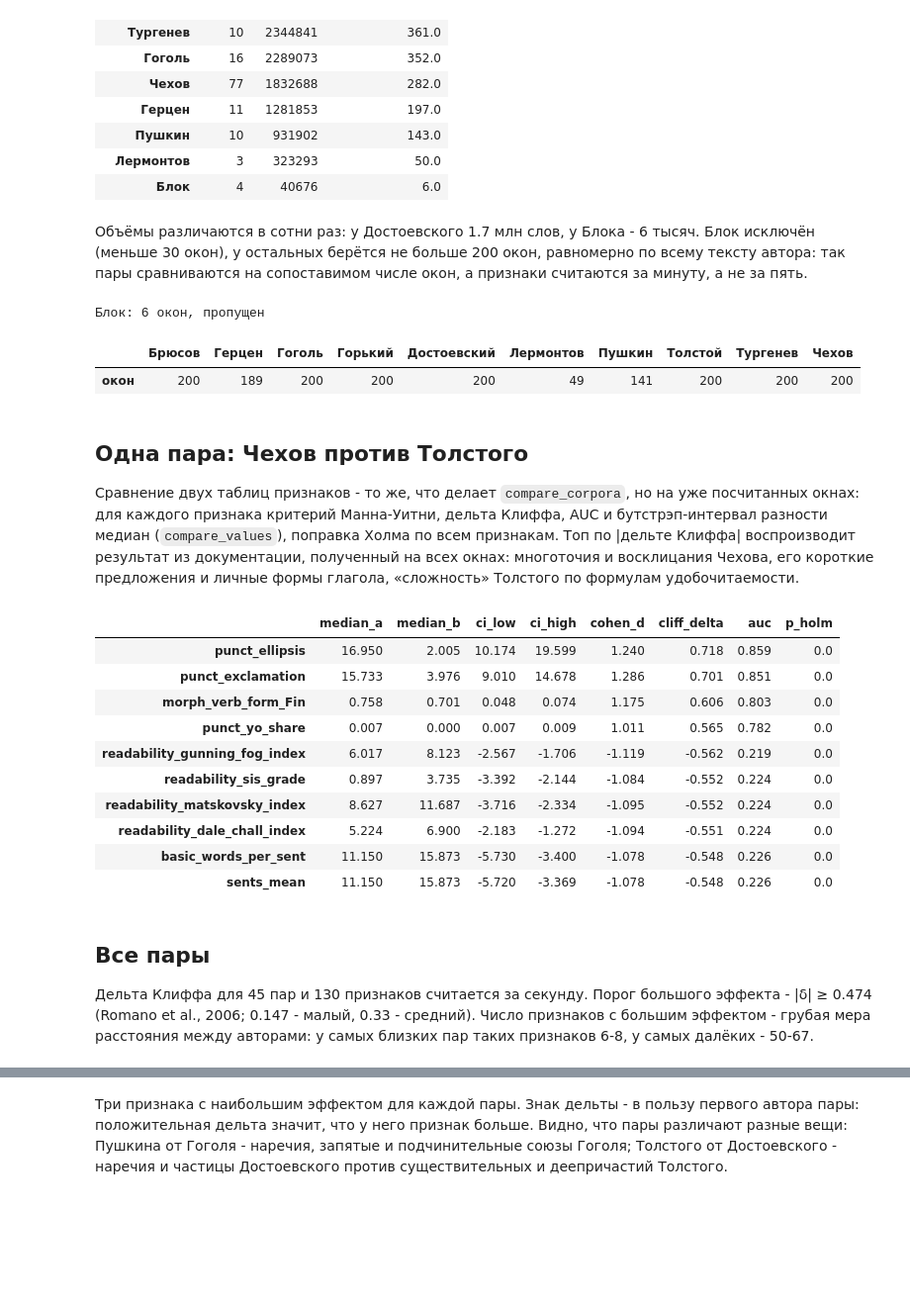
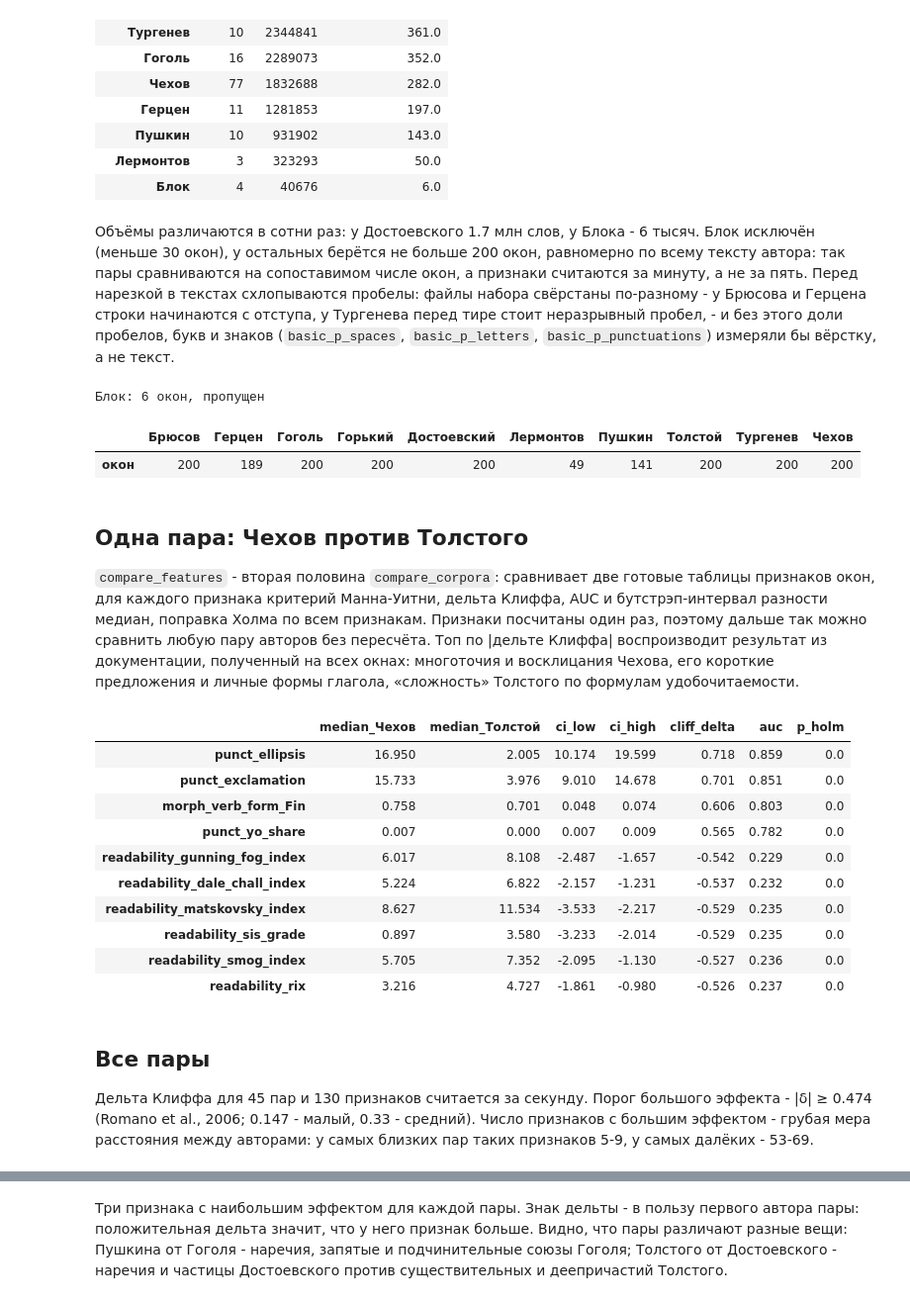
Before and after one commit to SergeyShk/ruTS, a Jupyter notebook: examples/03_prose_authors.ipynb, the cells around one changed output, grey strips where cells are left out. Shown at 99% size. Saved outputs shown, nothing was run; the diff lists cells and outputs as text; code cells hidden in the pictures; blank space fills up the shorter version.

```diff
--- a/examples/03_prose_authors.ipynb
+++ b/examples/03_prose_authors.ipynb
@@ -47,8 +47,10 @@ overview.sort_values("chars", ascending=False)
 | Лермонтов | 3 | 323293 | 50.0 |
 | Блок | 4 | 40676 | 6.0 |
 # %% [markdown]
-Объёмы различаются в сотни раз: у Достоевского 1.7 млн слов, у Блока - 6 тысяч. Блок исключён (меньше 30 окон), у остальных берётся не больше 200 окон, равномерно по всему тексту автора: так пары сравниваются на сопоставимом числе окон, а признаки считаются за минуту, а не за пять.
+Объёмы различаются в сотни раз: у Достоевского 1.7 млн слов, у Блока - 6 тысяч. Блок исключён (меньше 30 окон), у остальных берётся не больше 200 окон, равномерно по всему тексту автора: так пары сравниваются на сопоставимом числе окон, а признаки считаются за минуту, а не за пять. Перед нарезкой в текстах схлопываются пробелы: файлы набора свёрстаны по-разному - у Брюсова и Герцена строки начинаются с отступа, у Тургенева перед тире стоит неразрывный пробел, - и без этого доли пробелов, букв и знаков (`basic_p_spaces`, `basic_p_letters`, `basic_p_punctuations`) измеряли бы вёрстку, а не текст.
 # %%
+import re
+
 import numpy as np
 
 from ruts.corpus import split_windows, text_features
@@ -57,12 +59,18 @@ WINDOW = 1000
 MAX_WINDOWS = 200
 MIN_WINDOWS = 30
 
+
+def normalize_spaces(text: str) -> str:
+    """Схлопывание отступов, двойных и неразрывных пробелов, переводы строк остаются"""
+    return re.sub(r"[^\S\n]+", " ", re.sub(r"\s*\n\s*", "\n", text))
+
+
 windows: dict[str, list[str]] = {}
 for author in sorted(overview.index):
     author_windows = [
         window
         for text in rl.get_texts(genre="prose", author=author)
-        for window in split_windows(text, WINDOW)
+        for window in split_windows(normalize_spaces(text), WINDOW)
     ]
     if len(author_windows) < MIN_WINDOWS:
         print(f"{author}: {len(author_windows)} окон, пропущен")
@@ -85,45 +93,31 @@ pd.Series({author: len(table) for author, table in features.items()}, name="ок
 # %% [markdown]
 ## Одна пара: Чехов против Толстого
 
-Сравнение двух таблиц признаков - то же, что делает `compare_corpora`, но на уже посчитанных окнах: для каждого признака критерий Манна-Уитни, дельта Клиффа, AUC и бутстрэп-интервал разности медиан (`compare_values`), поправка Холма по всем признакам. Топ по |дельте Клиффа| воспроизводит результат из документации, полученный на всех окнах: многоточия и восклицания Чехова, его короткие предложения и личные формы глагола, «сложность» Толстого по формулам удобочитаемости.
+`compare_features` - вторая половина `compare_corpora`: сравнивает две готовые таблицы признаков окон, для каждого признака критерий Манна-Уитни, дельта Клиффа, AUC и бутстрэп-интервал разности медиан, поправка Холма по всем признакам. Признаки посчитаны один раз, поэтому дальше так можно сравнить любую пару авторов без пересчёта. Топ по |дельте Клиффа| воспроизводит результат из документации, полученный на всех окнах: многоточия и восклицания Чехова, его короткие предложения и личные формы глагола, «сложность» Толстого по формулам удобочитаемости.
 # %%
-from ruts.corpus.compare import COMPARISON_COLUMNS, compare_values, holm_correction
+from ruts.corpus import compare_features
 
-
-def compare_tables(table_a: pd.DataFrame, table_b: pd.DataFrame, seed: int = 0) -> pd.DataFrame:
-    """Сравнение признаков двух корпусов по таблицам окон, как compare_corpora"""
-    rng = np.random.default_rng(seed)
-    rows = {}
-    for name in table_a.columns:
-        values_a = table_a[name].to_numpy()
-        values_b = table_b[name].to_numpy()
-        rows[name] = compare_values(
-            values_a[np.isfinite(values_a)], values_b[np.isfinite(values_b)], rng=rng
-        )
-    result = pd.DataFrame.from_dict(rows, orient="index", columns=list(COMPARISON_COLUMNS))
-    result["p_holm"] = holm_correction(result["p_value"].to_numpy())
-    return result.iloc[(-result["cliff_delta"].abs()).fillna(np.inf).argsort(kind="stable")]
-
-
-chekhov_tolstoy = compare_tables(features["Чехов"], features["Толстой"])
-columns = ["median_a", "median_b", "ci_low", "ci_high", "cohen_d", "cliff_delta", "auc", "p_holm"]
+chekhov_tolstoy = compare_features(
+    features["Чехов"], features["Толстой"], labels=("Чехов", "Толстой")
+)
+columns = ["median_Чехов", "median_Толстой", "ci_low", "ci_high", "cliff_delta", "auc", "p_holm"]
 chekhov_tolstoy[columns].head(10).round(3)
 # %% [output]
-|  | median_a | median_b | ci_low | ci_high | cohen_d | cliff_delta | auc | p_holm |
-| punct_ellipsis | 16.950 | 2.005 | 10.174 | 19.599 | 1.240 | 0.718 | 0.859 | 0.0 |
-| punct_exclamation | 15.733 | 3.976 | 9.010 | 14.678 | 1.286 | 0.701 | 0.851 | 0.0 |
-| morph_verb_form_Fin | 0.758 | 0.701 | 0.048 | 0.074 | 1.175 | 0.606 | 0.803 | 0.0 |
-| punct_yo_share | 0.007 | 0.000 | 0.007 | 0.009 | 1.011 | 0.565 | 0.782 | 0.0 |
-| readability_gunning_fog_index | 6.017 | 8.123 | -2.567 | -1.706 | -1.119 | -0.562 | 0.219 | 0.0 |
-| readability_sis_grade | 0.897 | 3.735 | -3.392 | -2.144 | -1.084 | -0.552 | 0.224 | 0.0 |
-| readability_matskovsky_index | 8.627 | 11.687 | -3.716 | -2.334 | -1.095 | -0.552 | 0.224 | 0.0 |
-| readability_dale_chall_index | 5.224 | 6.900 | -2.183 | -1.272 | -1.094 | -0.551 | 0.224 | 0.0 |
-| basic_words_per_sent | 11.150 | 15.873 | -5.730 | -3.400 | -1.078 | -0.548 | 0.226 | 0.0 |
-| sents_mean | 11.150 | 15.873 | -5.720 | -3.369 | -1.078 | -0.548 | 0.226 | 0.0 |
+|  | median_Чехов | median_Толстой | ci_low | ci_high | cliff_delta | auc | p_holm |
+| punct_ellipsis | 16.950 | 2.005 | 10.174 | 19.599 | 0.718 | 0.859 | 0.0 |
+| punct_exclamation | 15.733 | 3.976 | 9.010 | 14.678 | 0.701 | 0.851 | 0.0 |
+| morph_verb_form_Fin | 0.758 | 0.701 | 0.048 | 0.074 | 0.606 | 0.803 | 0.0 |
+| punct_yo_share | 0.007 | 0.000 | 0.007 | 0.009 | 0.565 | 0.782 | 0.0 |
+| readability_gunning_fog_index | 6.017 | 8.108 | -2.487 | -1.657 | -0.542 | 0.229 | 0.0 |
+| readability_dale_chall_index | 5.224 | 6.822 | -2.157 | -1.231 | -0.537 | 0.232 | 0.0 |
+| readability_matskovsky_index | 8.627 | 11.534 | -3.533 | -2.217 | -0.529 | 0.235 | 0.0 |
+| readability_sis_grade | 0.897 | 3.580 | -3.233 | -2.014 | -0.529 | 0.235 | 0.0 |
+| readability_smog_index | 5.705 | 7.352 | -2.095 | -1.130 | -0.527 | 0.236 | 0.0 |
+| readability_rix | 3.216 | 4.727 | -1.861 | -0.980 | -0.526 | 0.237 | 0.0 |
 # %% [markdown]
 ## Все пары
 
-Дельта Клиффа для 45 пар и 130 признаков считается за секунду. Порог большого эффекта - |δ| ≥ 0.474 (Romano et al., 2006; 0.147 - малый, 0.33 - средний). Число признаков с большим эффектом - грубая мера расстояния между авторами: у самых близких пар таких признаков 6-8, у самых далёких - 50-67.
+Дельта Клиффа для 45 пар и 130 признаков считается за секунду. Порог большого эффекта - |δ| ≥ 0.474 (Romano et al., 2006; 0.147 - малый, 0.33 - средний). Число признаков с большим эффектом - грубая мера расстояния между авторами: у самых близких пар таких признаков 5-9, у самых далёких - 53-69.
 # %%
 from itertools import combinations
 
```
Also changed, not shown: parts of 12 cells of this notebook, 7 other files.
